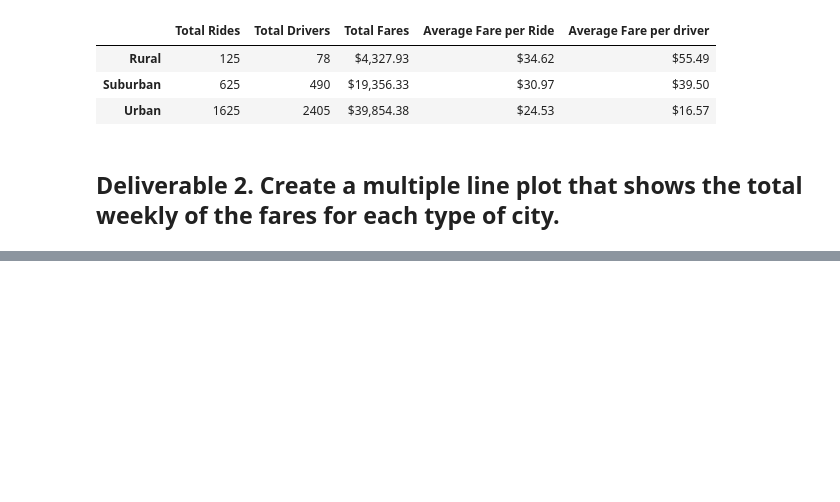
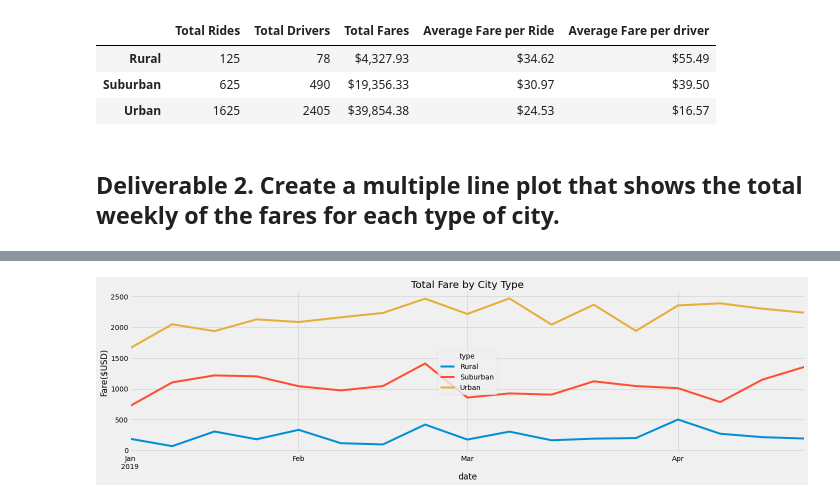
Before and after one commit to shantaljambotkar/PyBer_Analysis, a Jupyter notebook: PyBer_Challenge.ipynb, the cells around one changed output, grey strips where cells are left out. Cells and saved outputs as stored; diff of their text form; code cells hidden in the pictures; blank space fills up the shorter version.

Commit message:
plot complete

```diff
--- a/PyBer_Challenge.ipynb
+++ b/PyBer_Challenge.ipynb
@@ -203,3 +188,6 @@ pyber_summary_df
 # %%
 # 4. Create a pivot table with the 'date' as the index, the columns ='type', and values='fare'
 # to get the total fares for each type of city by the date.
+
+new_pyber_pivot = new_pyber.pivot(index="date", columns="type", values="fare")
+new_pyber_pivot
@@ -206,2 +226,7 @@ pyber_summary_df
 # %%
 # 5. Create a new DataFrame from the pivot table DataFrame using loc on the given dates, '2019-01-01':'2019-04-29'.
+# new_pyber.loc[['2019-01-01','2019-04-29']]
+
+# new_pyber
+new_pyber_df = new_pyber_pivot.loc['2019-01-01':'2019-04-29']
+new_pyber_df
@@ -208,5 +248,5 @@ pyber_summary_df
 # %%
 # 6. Set the "date" index to datetime datatype. This is necessary to use the resample() method in Step 8.
-# df.index = pd.to_datetime(df.index)
+new_pyber_df.index = pd.to_datetime(new_pyber_df.index)
 # %%
 # 7. Check that the datatype for the index is datetime using df.info()
@@ -213,2 +265,5 @@ pyber_summary_df
 # %%
 # 8. Create a new DataFrame using the "resample()" function by week 'W' and get the sum of the fares for each week.
+weekly_fares_df = new_pyber_df.resample('W').sum()
+
+weekly_fares_df
@@ -215,7 +290,15 @@ pyber_summary_df
 # %%
 # 8. Using the object-oriented interface method, plot the resample DataFrame using the df.plot() function.
 
 # Import the style from Matplotlib.
 from matplotlib import style
 # Use the graph style fivethirtyeight.
+# weekly_fares_df.plot()
+weekly_fares_df.plot(figsize = (20,6))
+plt.xlabel("date")
+plt.ylabel("Fare($USD)")
+plt.title("Total Fare by City Type")
 style.use('fivethirtyeight')
+plt.tight_layout()
+# %% [output]
+[figure, added]
```
Also changed, not shown: parts of 13 cells of this notebook.
